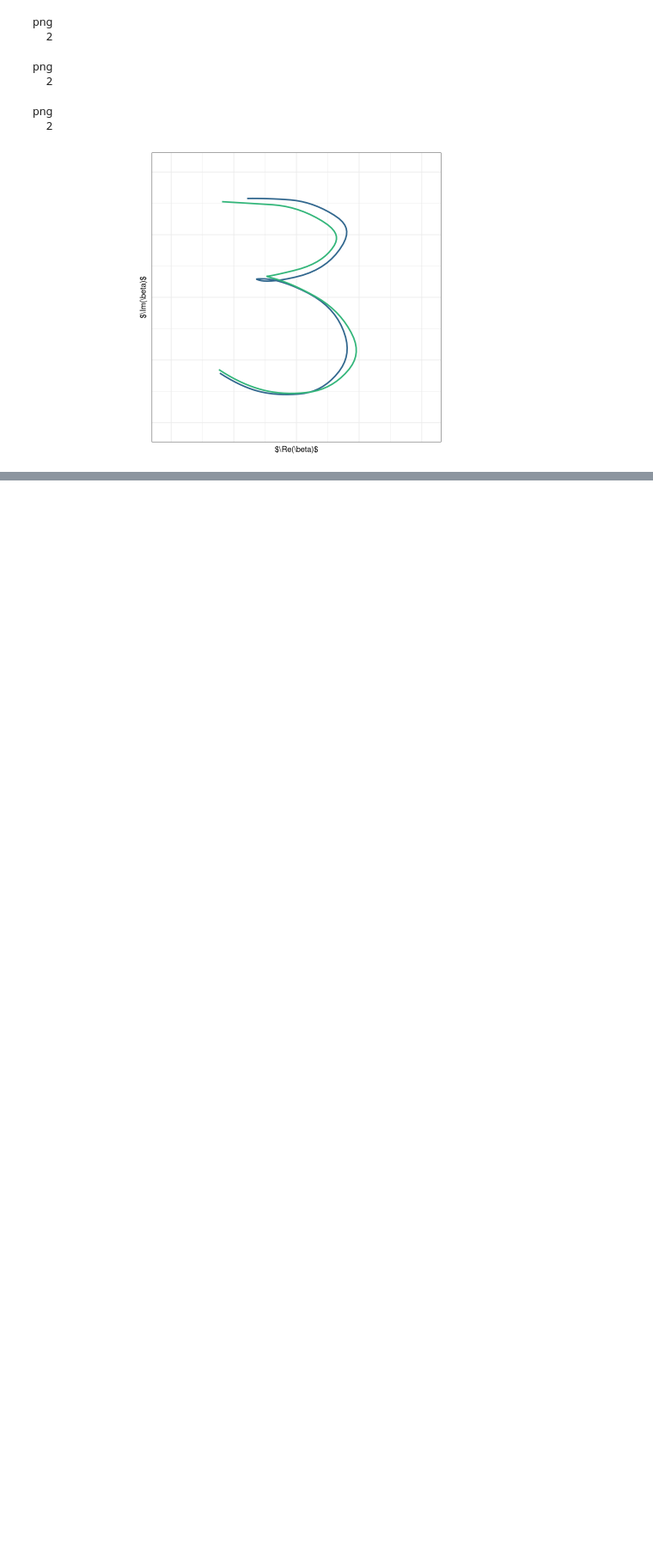
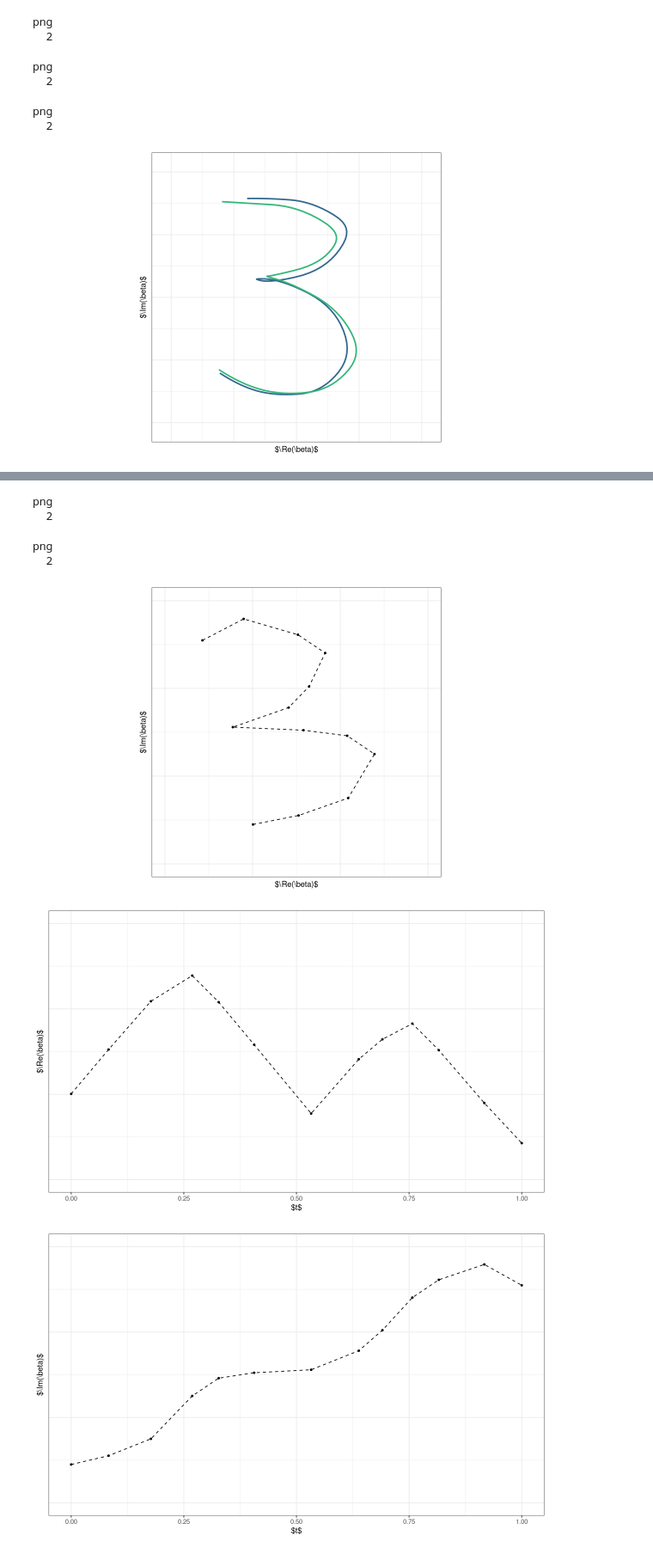
Before and after one commit to mpff/masterthesis, a Jupyter notebook: notebooks/Thesis_Plots.ipynb, the cells around one changed output, grey strips where cells are left out. Shown at 86% size. Cells and saved outputs as stored; diff of their text form; code cells hidden in the pictures; blank space fills up the shorter version.

```diff
--- a/notebooks/Thesis_Plots.ipynb
+++ b/notebooks/Thesis_Plots.ipynb
@@ -484,0 +492,43 @@ png
+# %%
+curve <- data_curves[[5]]
+curve$t <- elasdics::get_arc_length_param(curve)
+# %%
+p.3curve <- ggplot(curve, aes(x=X1, y=X2)) +
+    geom_path(size = 0.5, alpha = 1, color="black", linetype="dashed") +
+    geom_point(size = 1, color="black") +
+    labs(x = "$\\Re(\\beta)$", y = "$\\Im(\\beta)$") +
+    theme_thesis() +
+    coord_fixed(xlim = c(10,40), ylim = c(-30, 0)) +
+    theme(axis.ticks.x = element_blank(), axis.ticks.y = element_blank(),
+        axis.text.x = element_blank(), axis.text.y = element_blank())
+
+p.3curveX <- ggplot(curve, aes(x=t, y=X1)) +
+    geom_path(size = 0.5, alpha = 1, color="black", linetype="dashed") +
+    geom_point(size=1, color="black") +
+    labs(x = "$t$", y = "$\\Re(\\beta)$") +
+    theme_thesis() +
+    coord_cartesian(xlim = c(0,1), ylim = c(10,40)) +
+    theme(axis.ticks.y = element_blank(), axis.text.y = element_blank())
+
+p.3curveY <- ggplot(curve, aes(x=t, y=X2)) +
+    geom_path(size = 0.5, alpha = 1, color="black", linetype="dashed") +
+    geom_point(size=1, color="black") +
+    labs(x = "$t$", y = "$\\Im(\\beta)$") +
+    theme_thesis() +
+    coord_cartesian(xlim = c(0,1), ylim = c(-30, 0)) +
+    theme(axis.ticks.y = element_blank(), axis.text.y = element_blank())
+
+tikzDevice::tikz(file = "../tex/graphics/3-curve-discr.tex", width = 3, height = 3)
+print(p.3curve)
+dev.off()
+tikzDevice::tikz(file = "../tex/graphics/3-curve-discrX.tex", width = 3, height = 1.4)
+print(p.3curveX)
+dev.off()
+tikzDevice::tikz(file = "../tex/graphics/3-curve-discrY.tex", width = 3, height = 1.4)
+print(p.3curveY)
+dev.off()
+
+plot(p.3curve)
+plot(p.3curveX)
+plot(p.3curveY)
+# %% [output]
@@ -484,0 +537,7 @@ png
+png
+  2
+png
+  2
+[figure, added]
+[figure, added]
+[figure, added]
```
Also changed, not shown: parts of 13 cells of this notebook, 26 other files.
